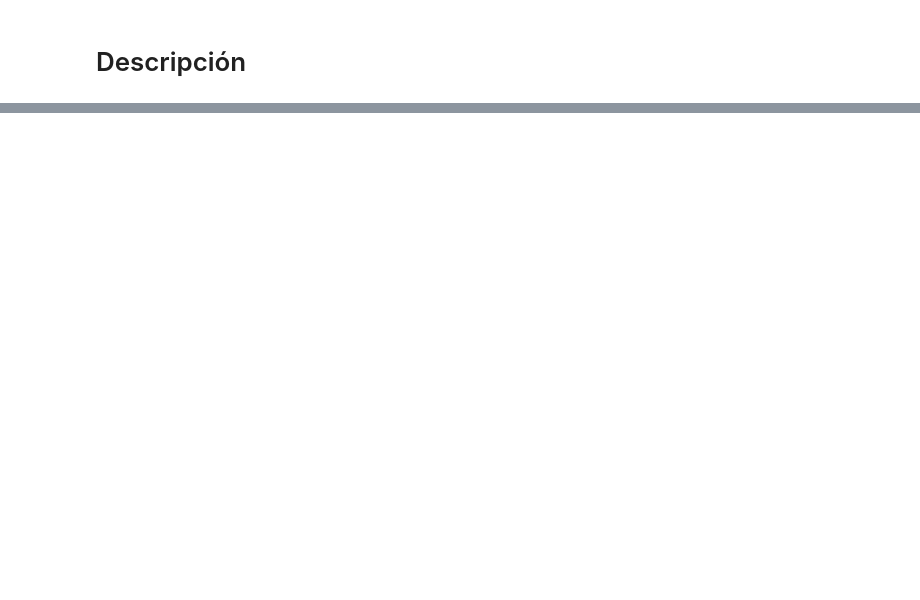
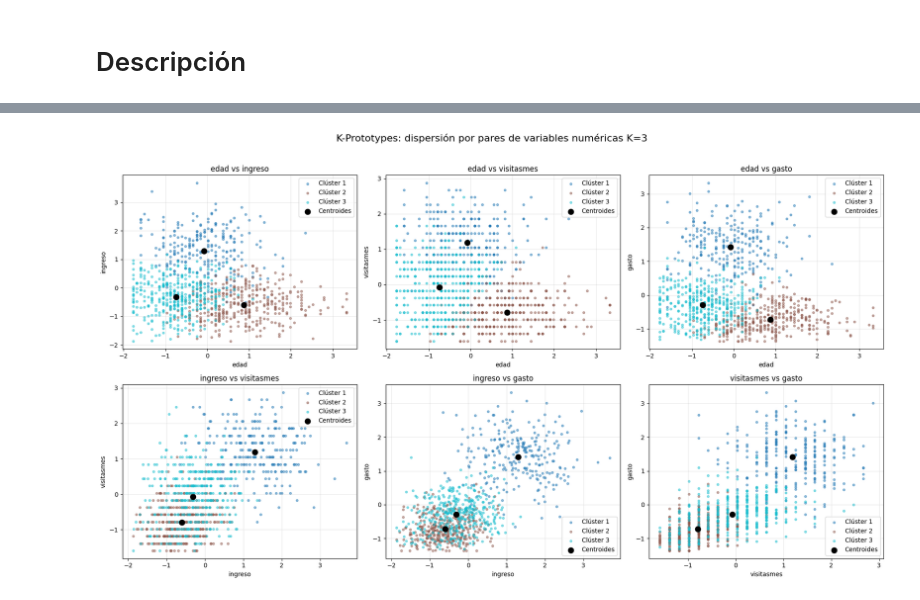
Before and after one commit to rpizarrog/Libro-Aprendizaje-Automatico.-Casos-de-Estudio-con-R-y-Python, a Jupyter notebook: Python NoteBooks/K_Prototypes_para_datos_de_comportamiento_de_compras_de_clientes.ipynb, the cells around one changed output, grey strips where cells are left out. Saved outputs shown, nothing was run; the diff lists cells and outputs as text; code cells hidden in the pictures; blank space fills up the shorter version.

```diff
--- a/Python NoteBooks/K_Prototypes_para_datos_de_comportamiento_de_compras_de_clientes.ipynb
+++ b/Python NoteBooks/K_Prototypes_para_datos_de_comportamiento_de_compras_de_clientes.ipynb
@@ -39,0 +230,14 @@ Se evalúa el menor costo de similitud para sugerir el mejor modelo habiendo imp
+# %%
+modelo_KPrototypesK3 = f_crear_KPrototypes(
+    datos=datos_kprototypes,
+    variables_numericas=variables_numericas,
+    variables_categoricas=variables_categoricas,
+    n_clusters=3,
+    init="Huang",
+    n_init=25,
+    max_iter=100,
+    gamma=None,
+    random_state=2026,
+    estandarizar=False, # Ya vienen estandarizados
+    nombre_cluster="cluster_KPrototypes"
+)
@@ -39,0 +259,4 @@ Se evalúa el menor costo de similitud para sugerir el mejor modelo habiendo imp
+# %%
+datos_kprototypesK3 = datos_kprototypes.copy() # Para K3
+datos_kprototypesK3['cluster_prototype'] = modelo_KPrototypesK3["cluster"]
+f_visualizar_head_tail_reducido(datos_kprototypesK3)
@@ -39,0 +294,19 @@ Se evalúa el menor costo de similitud para sugerir el mejor modelo habiendo imp
+# %%
+datos_visual = datos_kprototypesK3.copy()
+
+datos_visual["cluster_prototype"] = modelo_KPrototypesK3["cluster"]
+
+tabla_centroides = modelo_KPrototypesK3["prototipos_modelo"]
+
+f_dispersion_variables_clusters(
+    datos=datos_visual,
+    variable_cluster="cluster_prototype",
+    variables=variables_numericas,
+    centroides=tabla_centroides[variables_numericas],
+    titulo="K-Prototypes: dispersión por pares de variables numéricas K=3",
+    ncol=3
+)
+
+plt.show()
+# %% [output]
+[figure, added]
```
Also changed, not shown: parts of 46 cells of this notebook.
